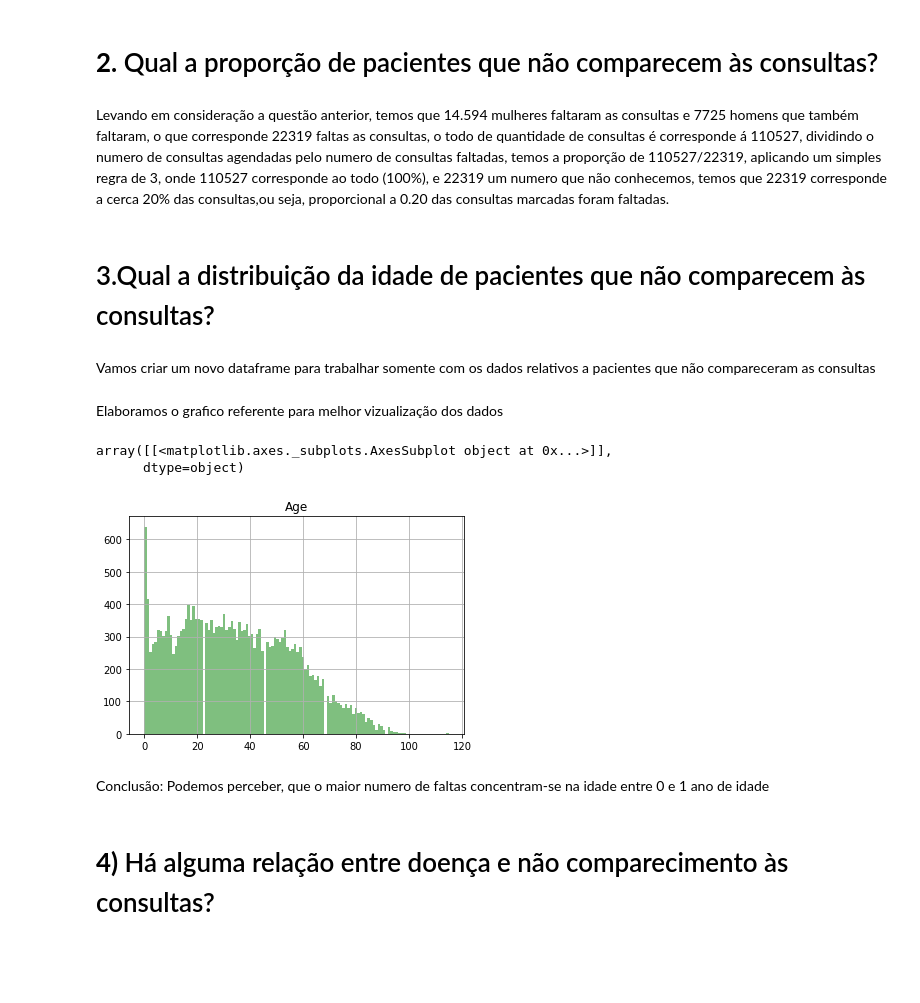
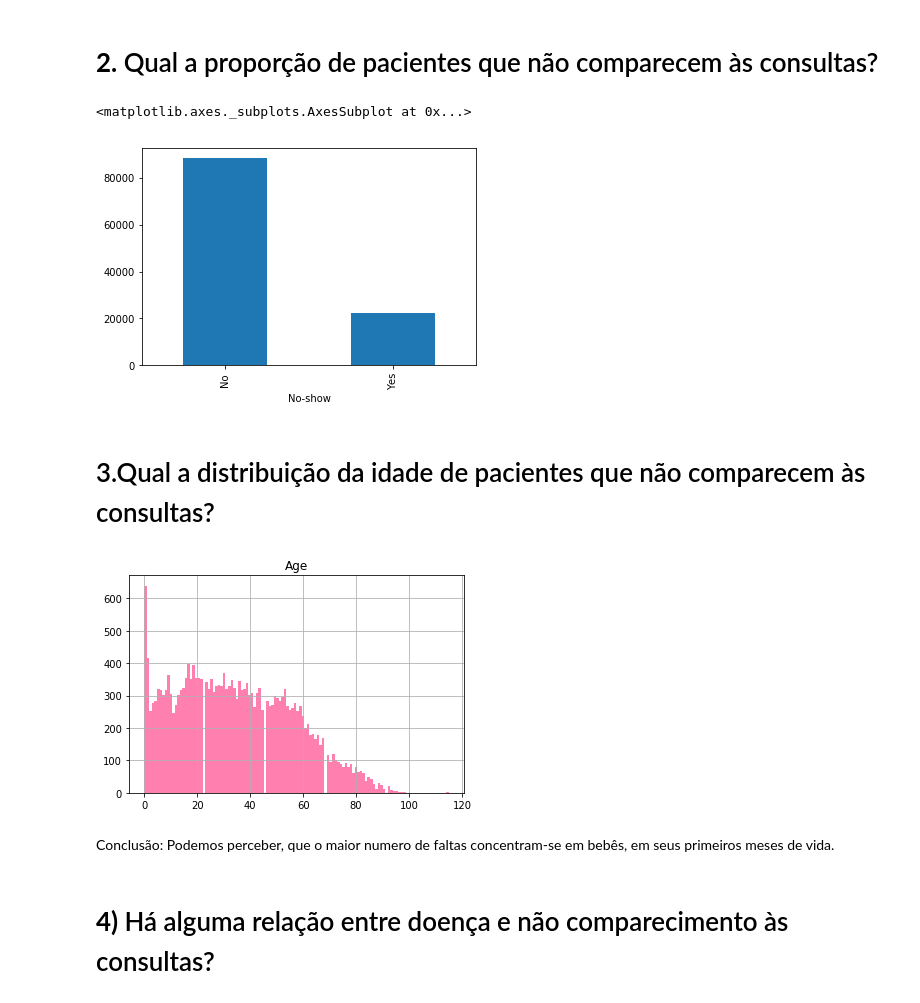
Before and after one commit to zegildo/DataMining, a Jupyter notebook: 2018.2/Anderson/P1/Investigação de Dados/Investigação de Dados.ipynb, the cells around one changed output. Cells and saved outputs as stored; diff of their text form; code cells hidden in the pictures; blank space fills up the shorter version.

```diff
--- a/2018.2/Anderson/P1/Investigação de Dados/Investigação de Dados.ipynb
+++ b/2018.2/Anderson/P1/Investigação de Dados/Investigação de Dados.ipynb
@@ -63,27 +63,22 @@ dtype: int64
 Conclusão: Com um total de 14.594(mulheres) e 7725(homens) podemos afirmar que as mulheres faltam mais que os homens ás consultas médicas.
 # %% [markdown]
 # **2.** Qual a proporção de pacientes que não comparecem às consultas?
-# %% [markdown]
-Levando em consideração a questão anterior, temos que 14.594 mulheres faltaram as consultas
-e  7725 homens  que  também faltaram, o que corresponde 22319 faltas as consultas,  o todo
-de quantidade de consultas é corresponde á 110527, dividindo o numero de consultas agendadas pelo numero de consultas faltadas, temos a proporção de 110527/22319, aplicando um simples regra de 3, onde 110527 corresponde ao todo (100%), e 22319  um numero que não conhecemos, temos que 22319 corresponde a cerca 20% das consultas,ou seja, proporcional a 0.20 das consultas marcadas foram faltadas.
+# %%
+df.groupby('No-show')['AppointmentID'].nunique().plot(kind='bar')
+# %% [output]
+<matplotlib.axes._subplots.AxesSubplot at 0x...>
+[figure, added]
 # %% [markdown]
 # 3.Qual a distribuição da idade de pacientes que não comparecem às consultas?
-# %% [markdown]
-Vamos criar um novo dataframe para trabalhar somente com os dados relativos a pacientes
-que não compareceram as consultas
 # %%
 distribuicao = df[df['No-show'] == 'Yes']
-# %% [markdown]
-Elaboramos o grafico referente para melhor vizualização dos dados
 # %%
-distribuicao[['No-show','Age']].hist(bins=120,alpha=0.5,color='Green')
+distribuicao[['No-show','Age']].hist(bins=120,alpha=0.5,color='#FF005E')
+plt.savefig('nomeDaFigura.png')
 # %% [output]
-array([[<matplotlib.axes._subplots.AxesSubplot object at 0x...>]],
-      dtype=object)
-[figure, old version]
+[figure, new version]
 # %% [markdown]
-Conclusão: Podemos perceber, que o maior numero de faltas concentram-se na idade entre 0 e 1 ano de idade
+Conclusão: Podemos perceber, que o maior numero de faltas concentram-se em bebês, em seus primeiros meses de vida.
 # %% [markdown]
 # **4)** Há alguma relação entre doença e não comparecimento às consultas?
 # %% [markdown]
```
Also changed, not shown: parts of 12 cells of this notebook, 8 other files.
